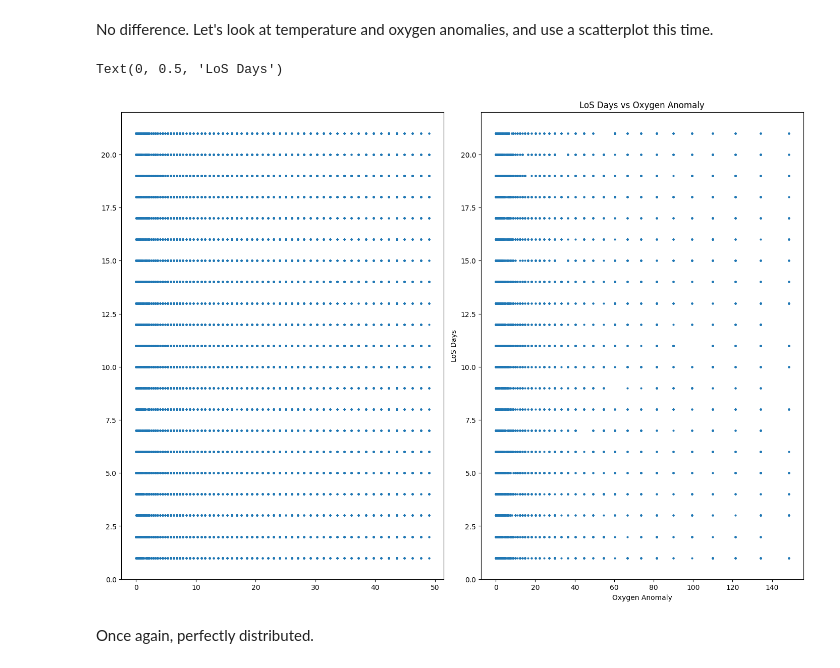
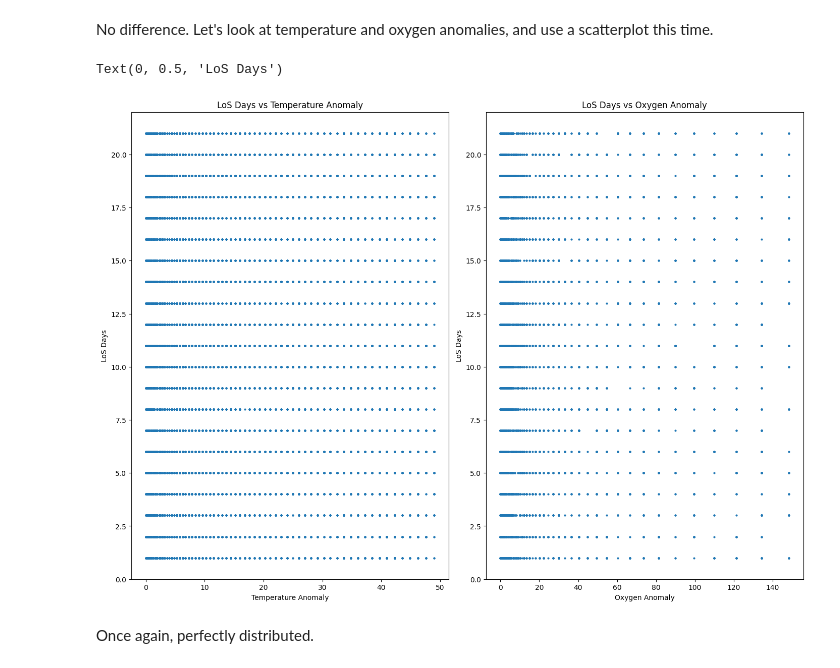
Before and after one commit to aadpaguio/epidemic-engine, a Jupyter notebook: notebooks/analytics.ipynb, the cells around one changed output. Drawn from its saved outputs; the diff is of its cells as text; code cells hidden in the pictures.

Commit message:
missed a chart title

```diff
--- a/notebooks/analytics.ipynb
+++ b/notebooks/analytics.ipynb
@@ -226,28 +226,28 @@ No difference. Let's look at temperature and oxygen anomalies, and use a scatter
 # %%
 # rough approximation of severity of conditions
 df_hospital_admission['oxygen_anomaly'] = np.exp(90-df_hospital_admission['oxygen_level'])
 df_hospital_admission['temp_anomaly'] = (df_hospital_admission['temperature_f']-98)**2
 
 fig, axes = plt.subplots(1, 2, figsize=(14, 10), constrained_layout=True)
 
 axes[0].scatter(df_hospital_admission['temp_anomaly'],
                 df_hospital_admission['expected_los_days'],
                 s=4)
 
-axes[1].set_title("LoS Days vs Temperature Anomaly")
-axes[1].set_xlabel("Temperature Anomaly")
-axes[1].set_ylabel("LoS Days")
+axes[0].set_title("LoS Days vs Temperature Anomaly")
+axes[0].set_xlabel("Temperature Anomaly")
+axes[0].set_ylabel("LoS Days")
 
 
 axes[1].scatter(df_hospital_admission['oxygen_anomaly'],
                 df_hospital_admission['expected_los_days'],
                 s=4)
 
 axes[1].set_title("LoS Days vs Oxygen Anomaly")
 axes[1].set_xlabel("Oxygen Anomaly")
 axes[1].set_ylabel("LoS Days")
 # %% [output]
 Text(0, 0.5, 'LoS Days')
-[figure, old version]
+[figure, new version]
 # %% [markdown]
 Once again, perfectly distributed.
```
